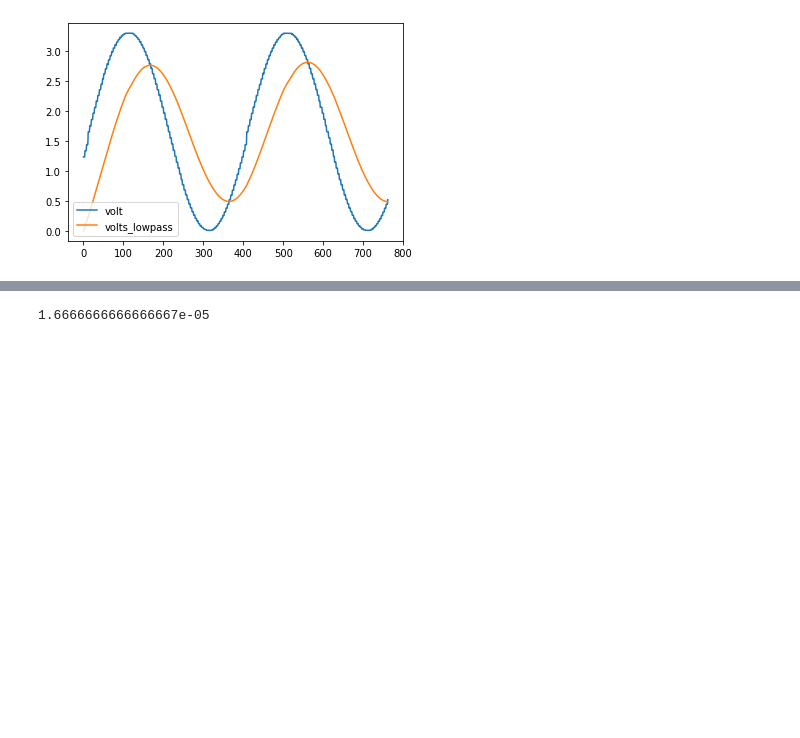
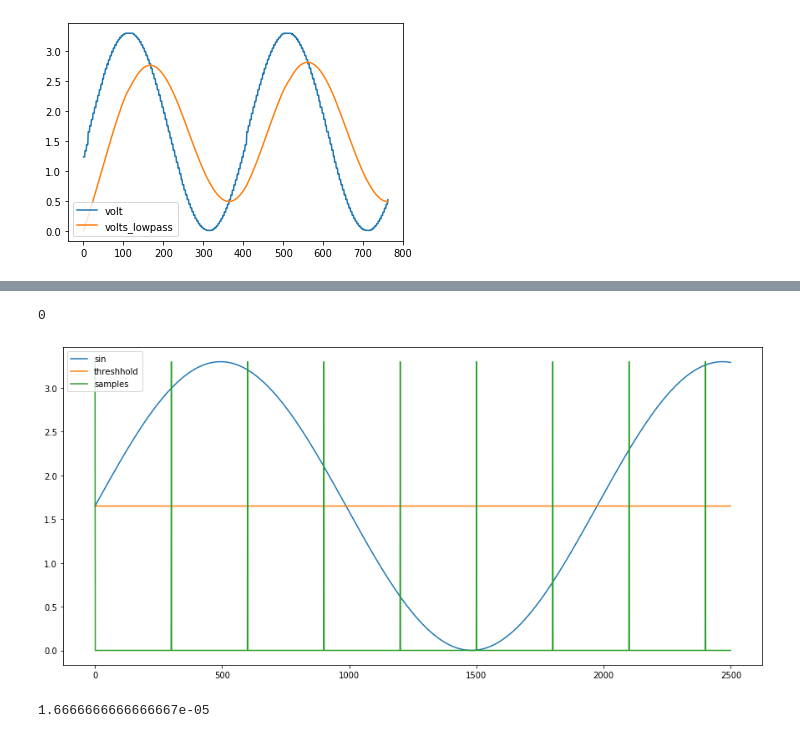
Before and after one commit to StefanNa/mkr1000_smart_grid, a Jupyter notebook: playing_with_data_in_python.ipynb, the cells around one changed output, grey strips where cells are left out. Drawn from its saved outputs; the diff is of its cells as text; code cells hidden in the pictures; blank space fills up the shorter version.

```diff
--- a/playing_with_data_in_python.ipynb
+++ b/playing_with_data_in_python.ipynb
@@ -64,3 +61,21 @@ print(counter)
+# %%
+Hz=50
+sample_rate=10000
+50*2*np.pi
+df=pd.DataFrame([(np.sin(i/(2*np.pi*(Hz)))+1)*(3.3/2) for i in range(0,(int(sample_rate/4)))],columns=["sin"])
+df['threshhold']=[3.3/2 for i in df['sin']]
+df['samples']=[[0,3.3][int(c%300==0)] for c,i in enumerate(df['sin'])]
+df.plot(figsize=(15,7))
+counter=0
+prev=df["sin"][0]
+for i in df["sin"][1:]:
+    if prev < -0.01 and i>-0.01:
+        counter +=1
+    prev=i
+print(counter)
+# %% [output]
+0
+[figure, added]
 # %%
 1/(1200*50)
 # %% [output]
```
Also changed, not shown: parts of 4 cells of this notebook, 4 other files.
